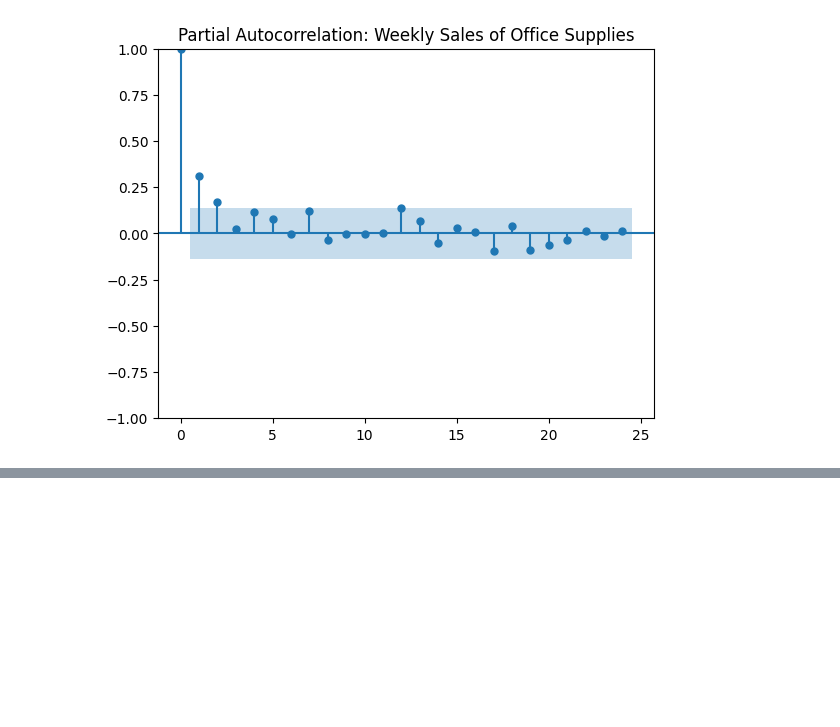
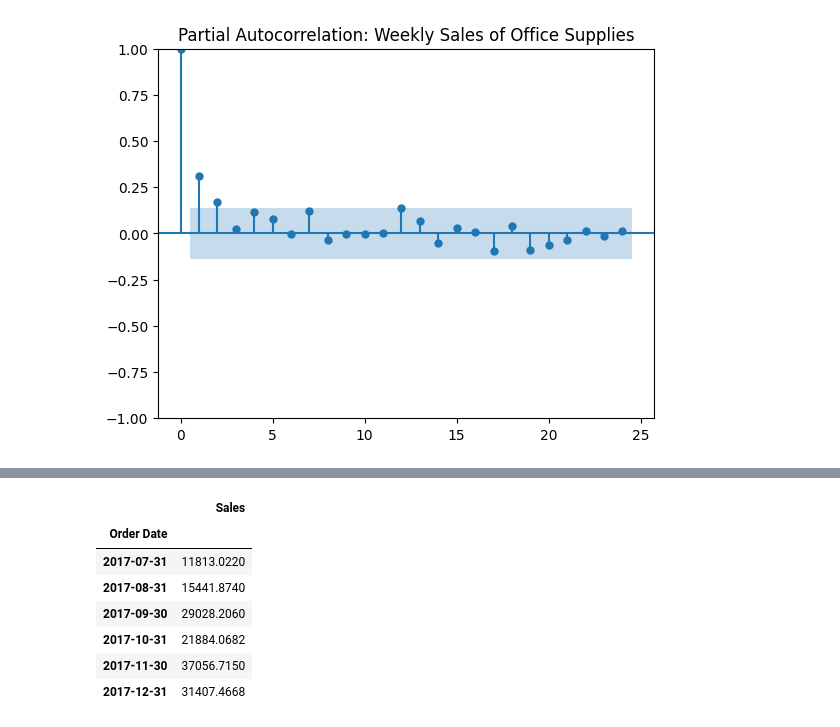
Before and after one commit to Suryasadasivam/Time_series_practice, a Jupyter notebook: Time_series_forecasting_traditional_method.ipynb, the cells around one changed output, grey strips where cells are left out. Drawn from its saved outputs; the diff is of its cells as text; code cells hidden in the pictures; blank space fills up the shorter version.

```diff
--- a/Time_series_forecasting_traditional_method.ipynb
+++ b/Time_series_forecasting_traditional_method.ipynb
@@ -456,0 +545,11 @@ plot_pacf(df['Sales'], title=title)
+# %%
+test
+# %% [output]
+|  | Sales |
+| Order Date |  |
+| 2017-07-31 | 11813.0220 |
+| 2017-08-31 | 15441.8740 |
+| 2017-09-30 | 29028.2060 |
+| 2017-10-31 | 21884.0682 |
+| 2017-11-30 | 37056.7150 |
+| 2017-12-31 | 31407.4668 |
```
Also changed, not shown: parts of 19 cells of this notebook.
